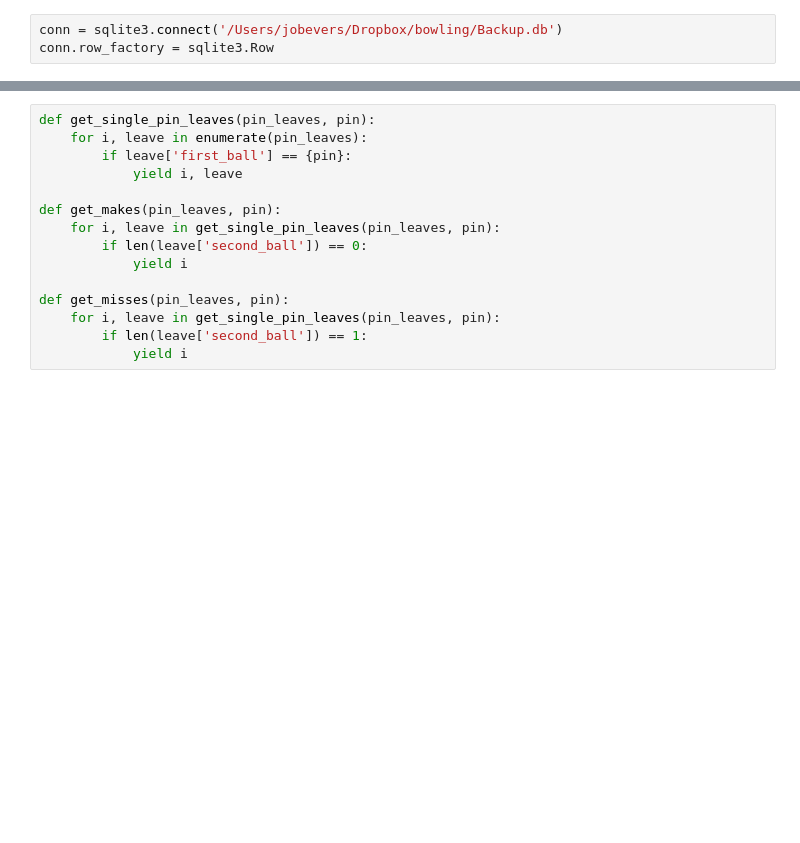
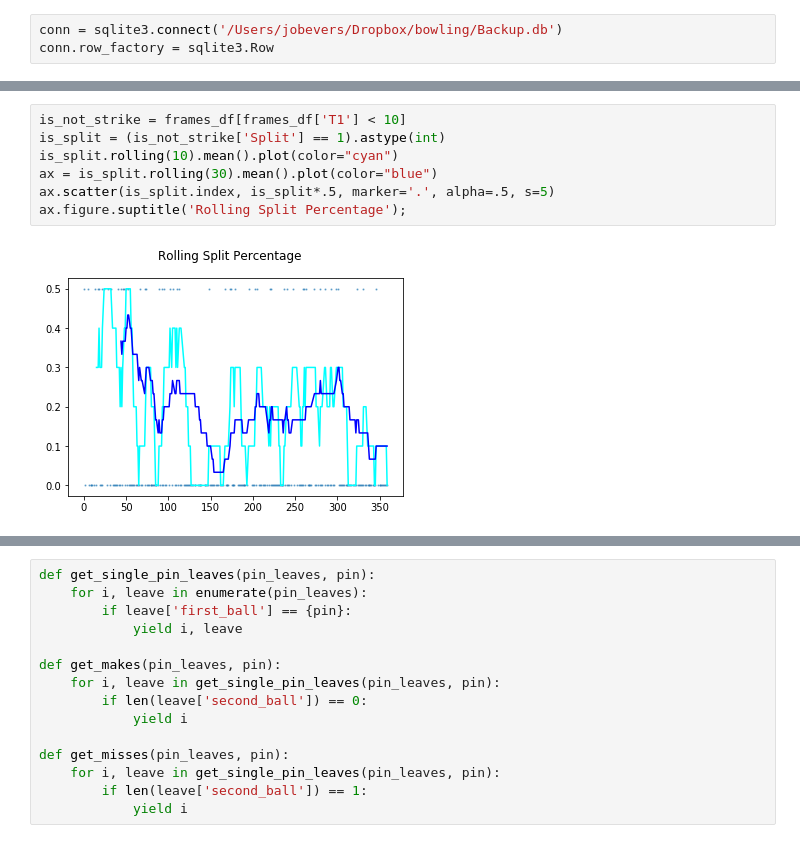
Before and after one commit to jobevers/bowlingscorer, a Jupyter notebook: Basic Stats.ipynb, the cells around one changed output, grey strips where cells are left out. Drawn from its saved outputs; the diff is of its cells as text; blank space fills up the shorter version.

```diff
--- a/Basic Stats.ipynb
+++ b/Basic Stats.ipynb
@@ -54 +80,10 @@ First Ball Average: 8.476666666666667
+# %%
+is_not_strike = frames_df[frames_df['T1'] < 10]
+is_split = (is_not_strike['Split'] == 1).astype(int)
+is_split.rolling(10).mean().plot(color="cyan")
+ax = is_split.rolling(30).mean().plot(color="blue")
+ax.scatter(is_split.index, is_split*.5, marker='.', alpha=.5, s=5)
+ax.figure.suptitle('Rolling Split Percentage');
+# %% [output]
+[figure, added]
 # %%
```
Also changed, not shown: parts of 16 cells of this notebook.
